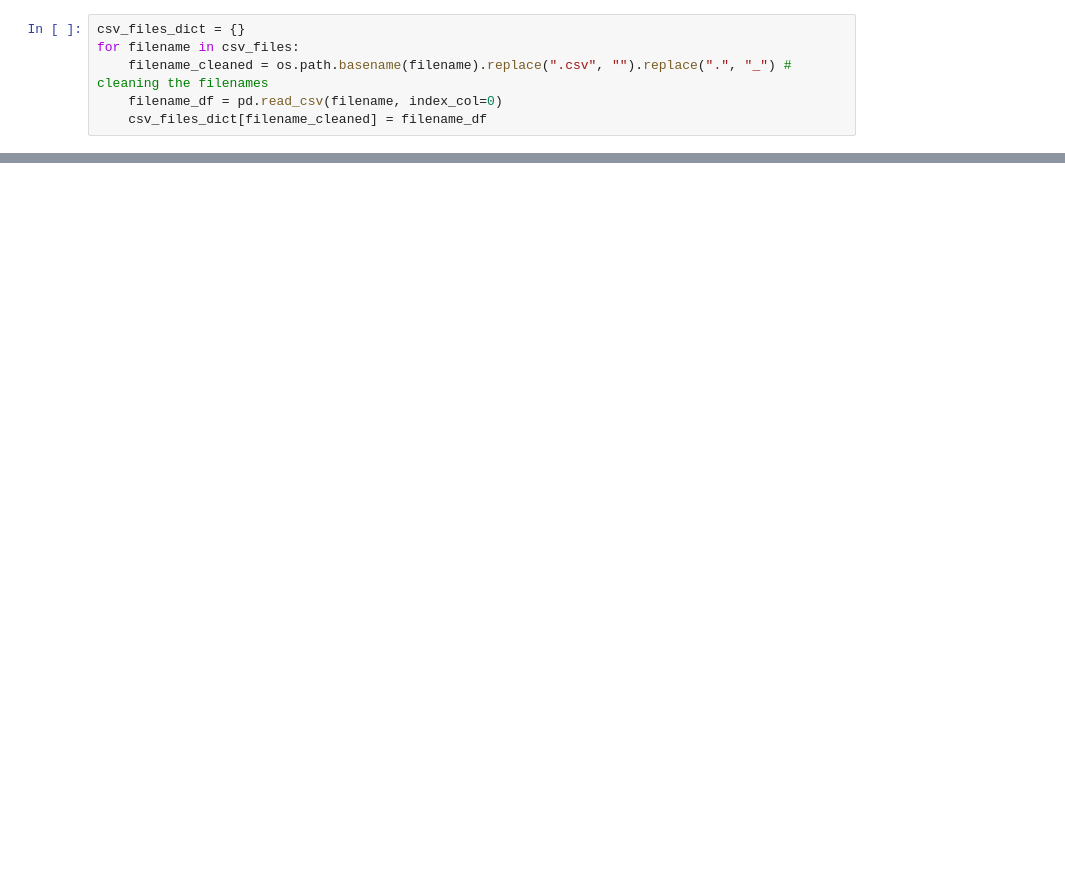
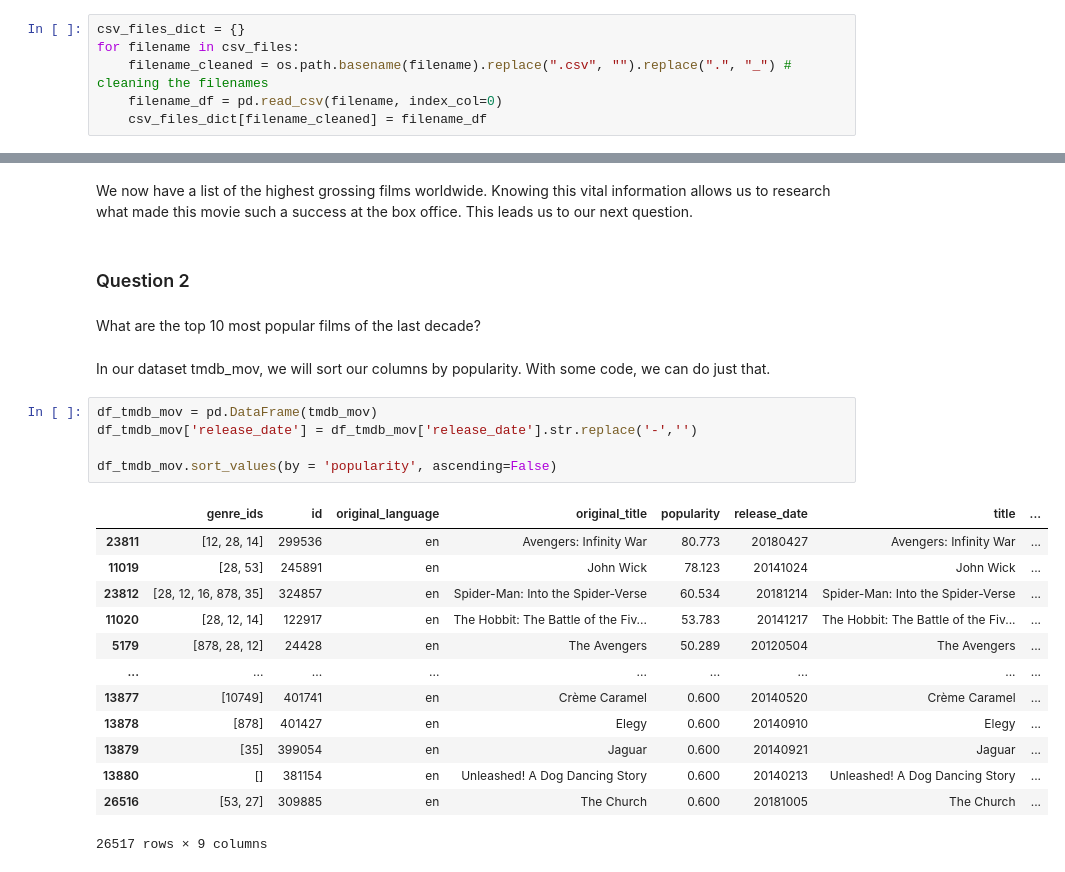
Before and after one commit to blkzen/dsc-mod-1-project-v2-1-onl01-dtsc-ft-012120, a Jupyter notebook: student.ipynb, the cells around one changed output, grey strips where cells are left out. Drawn from its saved outputs; the diff is of its cells as text; blank space fills up the shorter version.

```diff
--- a/student.ipynb
+++ b/student.ipynb
@@ -51,0 +169,29 @@ As we can see,
+# %% [markdown]
+We now have a list of the highest grossing films worldwide.
+Knowing this vital information allows us to research what made this movie such a success at the box office.
+This leads us to our next question.
+# %% [markdown]
+### Question 2
+# %% [markdown]
+What are the top 10 most popular films of the last decade?
+# %% [markdown]
+In our dataset tmdb_mov, we will sort our columns by popularity. With some code, we can do just that.
+# %%
+df_tmdb_mov = pd.DataFrame(tmdb_mov)
+df_tmdb_mov['release_date'] = df_tmdb_mov['release_date'].str.replace('-','')
+
+df_tmdb_mov.sort_values(by = 'popularity', ascending=False)
+# %% [output]
+|  | genre_ids | id | original_language | original_title | popularity | release_date | title | ... |
+| 23811 | [12, 28, 14] | 299536 | en | Avengers: Infinity War | 80.773 | 20180427 | Avengers: Infinity War | ... |
+| 11019 | [28, 53] | 245891 | en | John Wick | 78.123 | 20141024 | John Wick | ... |
+| 23812 | [28, 12, 16, 878, 35] | 324857 | en | Spider-Man: Into the Spider-Verse | 60.534 | 20181214 | Spider-Man: Into the Spider-Verse | ... |
+| 11020 | [28, 12, 14] | 122917 | en | The Hobbit: The Battle of the Fiv... | 53.783 | 20141217 | The Hobbit: The Battle of the Fiv... | ... |
+| 5179 | [878, 28, 12] | 24428 | en | The Avengers | 50.289 | 20120504 | The Avengers | ... |
+| ... | ... | ... | ... | ... | ... | ... | ... | ... |
+| 13877 | [10749] | 401741 | en | Crème Caramel | 0.600 | 20140520 | Crème Caramel | ... |
+| 13878 | [878] | 401427 | en | Elegy | 0.600 | 20140910 | Elegy | ... |
+| 13879 | [35] | 399054 | en | Jaguar | 0.600 | 20140921 | Jaguar | ... |
+| 13880 | [] | 381154 | en | Unleashed! A Dog Dancing Story | 0.600 | 20140213 | Unleashed! A Dog Dancing Story | ... |
+| 26516 | [53, 27] | 309885 | en | The Church | 0.600 | 20181005 | The Church | ... |
+26517 rows × 9 columns
```
Also changed, not shown: parts of 60 cells of this notebook, 7 other files.
